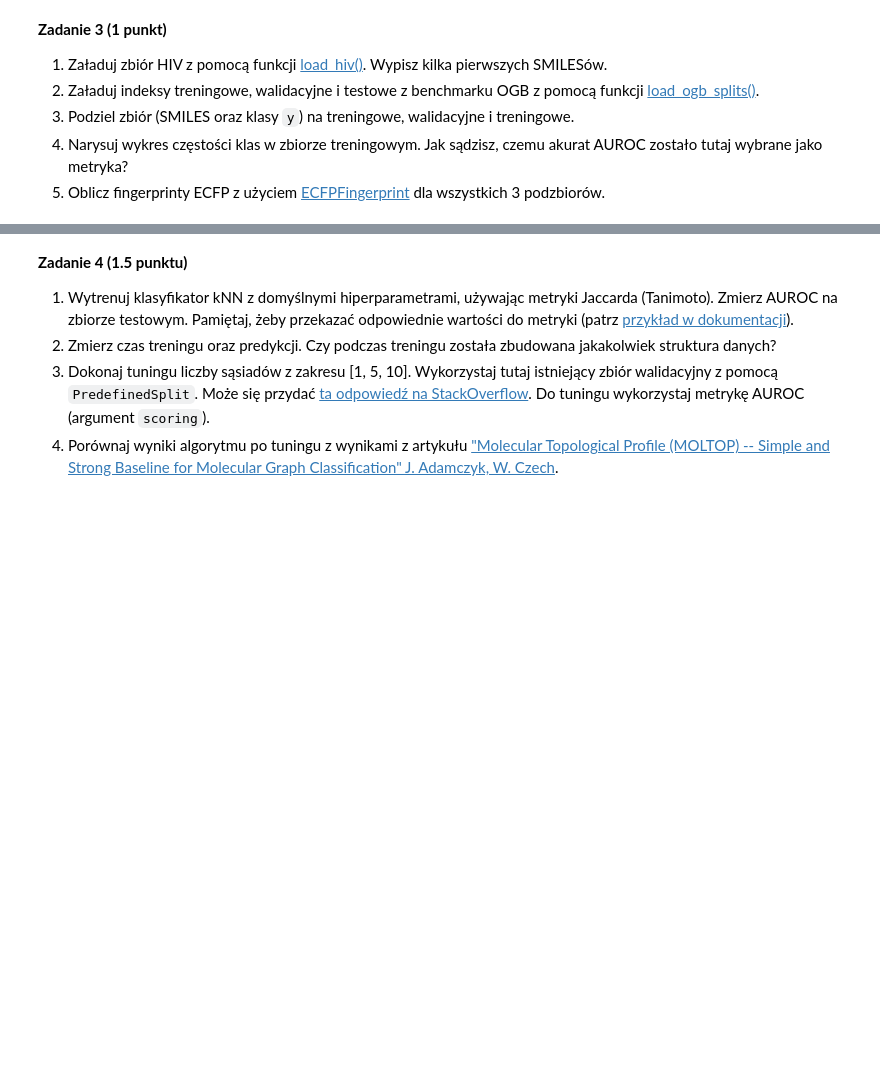
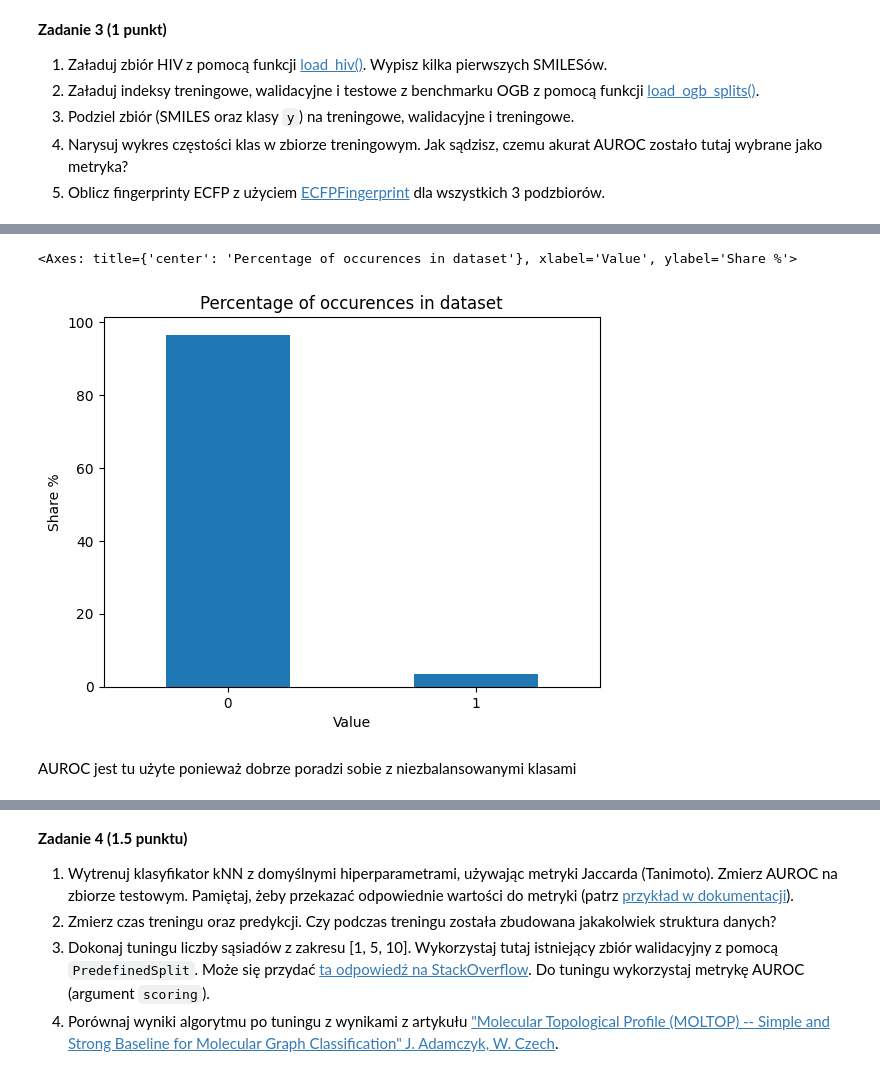
Before and after one commit to treska03/PUMY, a Jupyter notebook: lab2/notebook.ipynb, the cells around one changed output, grey strips where cells are left out. Drawn from its saved outputs; the diff is of its cells as text; code cells hidden in the pictures; blank space fills up the shorter version.

```diff
--- a/lab2/notebook.ipynb
+++ b/lab2/notebook.ipynb
@@ -442,3 +443,9 @@ Jako że zbiór jest binarny, to nie ma potrzeby żadnego skalowania zmiennych.
 3. Podziel zbiór (SMILES oraz klasy `y`) na treningowe, walidacyjne i treningowe.
 4. Narysuj wykres częstości klas w zbiorze treningowym. Jak sądzisz, czemu akurat AUROC zostało tutaj wybrane jako metryka?
 5. Oblicz fingerprinty ECFP z użyciem [ECFPFingerprint](https://scikit-fingerprints.github.io/scikit-fingerprints/modules/generated/skfp.fingerprints.ECFPFingerprint.html#skfp.fingerprints.ECFPFingerprint) dla wszystkich 3 podzbiorów.
+# %%
+from skfp.datasets.moleculenet import load_hiv, load_ogb_splits
+
+dataset = load_hiv(as_frame=True)
+
+dataset.head()
@@ -444,0 +459,4 @@ Jako że zbiór jest binarny, to nie ma potrzeby żadnego skalowania zmiennych.
+# %%
+train, valid, test = load_ogb_splits("HIV")
+
+y = dataset.pop("label")
@@ -444,0 +471,8 @@ Jako że zbiór jest binarny, to nie ma potrzeby żadnego skalowania zmiennych.
+# %%
+_normalized = y.value_counts() / y.count() * 100
+_normalized.plot.bar(xlabel="Value", ylabel="Share %", title="Percentage of occurences in dataset", rot=True)
+# %% [output]
+<Axes: title={'center': 'Percentage of occurences in dataset'}, xlabel='Value', ylabel='Share %'>
+[figure, added]
+# %% [markdown]
+AUROC jest tu użyte ponieważ dobrze poradzi sobie z niezbalansowanymi klasami
```
Also changed, not shown: parts of 29 cells of this notebook.
